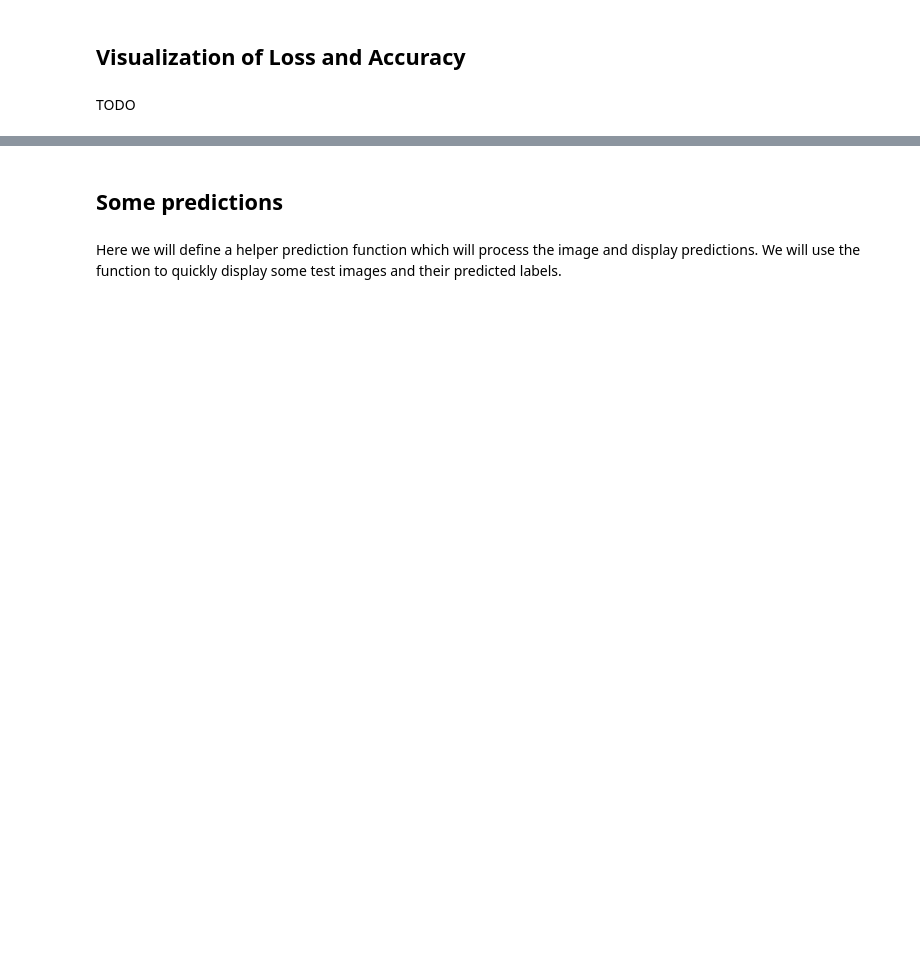
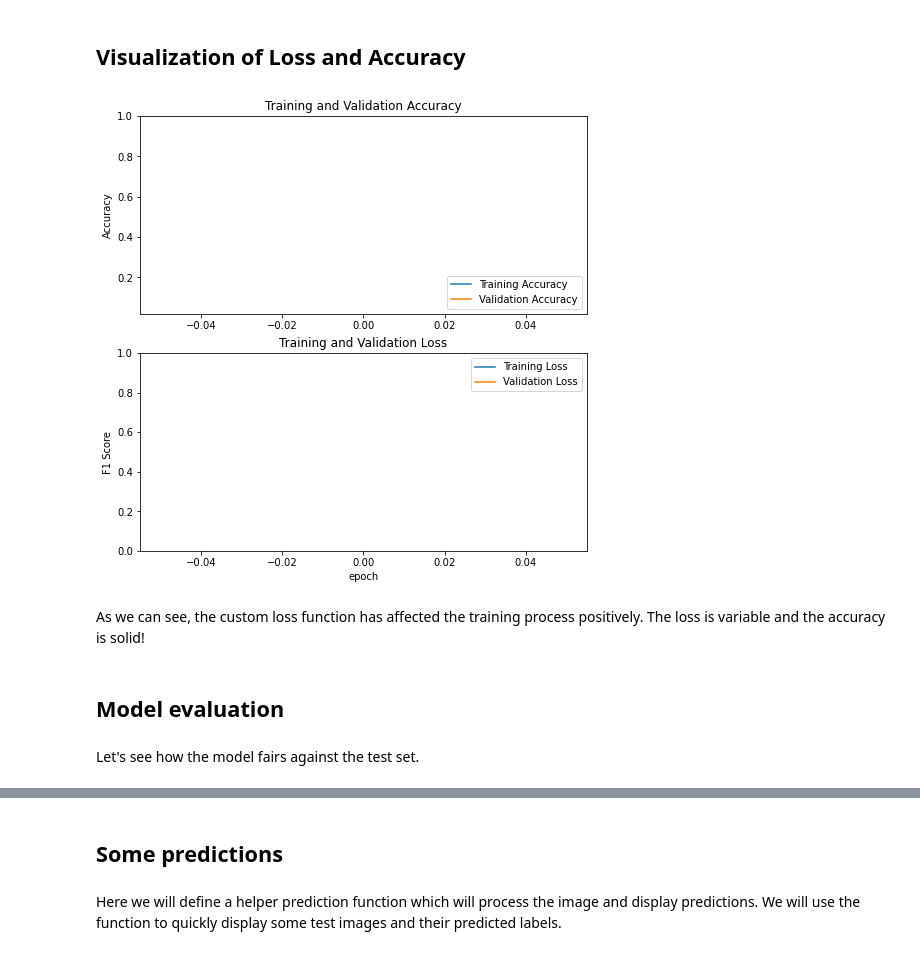
Before and after one commit to vlad-pbr/caloriephone, a Jupyter notebook: model/model.ipynb, the cells around one changed output, grey strips where cells are left out. Cells and saved outputs as stored; diff of their text form; code cells hidden in the pictures; blank space fills up the shorter version.

```diff
--- a/model/model.ipynb
+++ b/model/model.ipynb
@@ -847,4 +1029,35 @@ history = model.fit(training_set,
 # %% [markdown]
 ## Visualization of Loss and Accuracy
-# %% [markdown]
-TODO
+# %%
+acc = history.history['f1_score_metric']
+val_acc = history.history['val_f1_score_metric']
+
+loss = history.history['loss']
+val_loss = history.history['val_loss']
+
+plt.figure(figsize=(8, 8))
+plt.subplot(2, 1, 1)
+plt.plot(acc, label='Training Accuracy')
+plt.plot(val_acc, label='Validation Accuracy')
+plt.legend(loc='lower right')
+plt.ylabel('Accuracy')
+plt.ylim([min(plt.ylim()),1])
+plt.title('Training and Validation Accuracy')
+
+plt.subplot(2, 1, 2)
+plt.plot(loss, label='Training Loss')
+plt.plot(val_loss, label='Validation Loss')
+plt.legend(loc='upper right')
+plt.ylabel('F1 Score')
+plt.ylim([0,1.0])
+plt.title('Training and Validation Loss')
+plt.xlabel('epoch')
+plt.show()
+# %% [output]
+[figure, added]
+# %% [markdown]
+As we can see, the custom loss function has affected the training process positively. The loss is variable and the accuracy is solid!
+# %% [markdown]
+## Model evaluation
+# %% [markdown]
+Let's see how the model fairs against the test set.
```
Also changed, not shown: parts of 80 cells of this notebook.
